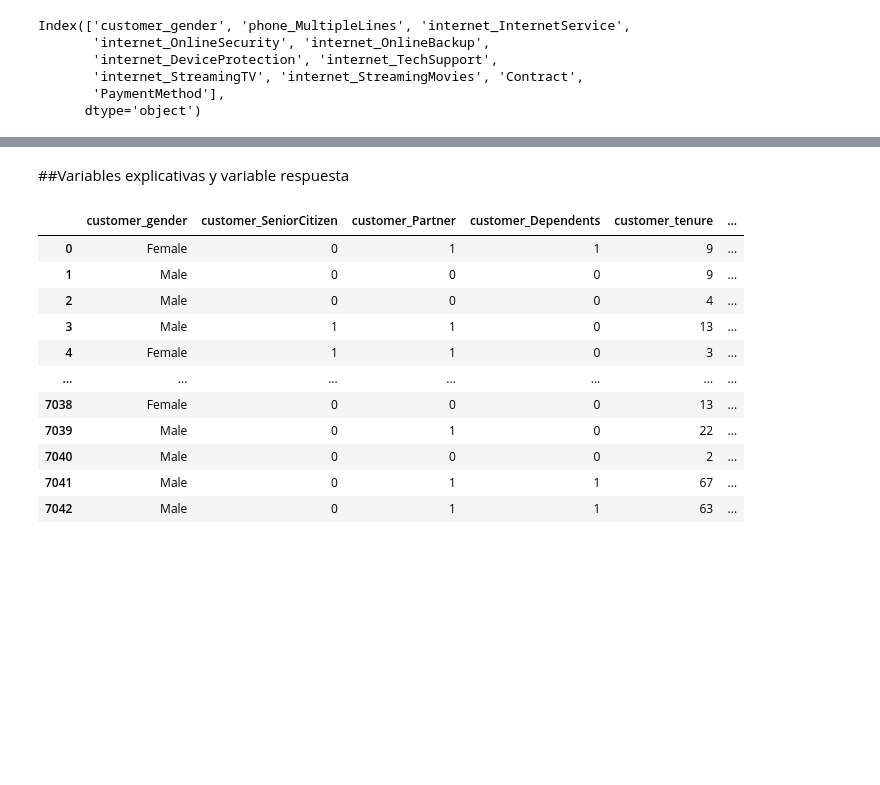
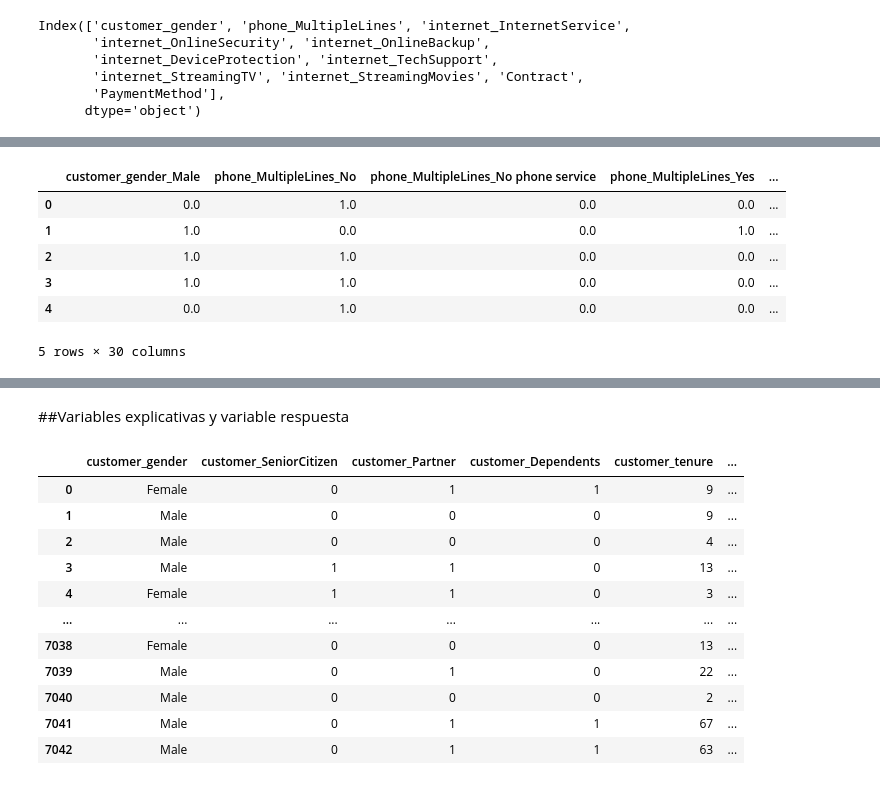
Before and after one commit to Fvargasv/Challenge-Telecom-X-Parte-2, a Jupyter notebook: Telecom_X_parte_2.ipynb, the cells around one changed output, grey strips where cells are left out. Saved outputs shown, nothing was run; the diff lists cells and outputs as text; code cells hidden in the pictures; blank space fills up the shorter version.

```diff
--- a/Telecom_X_parte_2.ipynb
+++ b/Telecom_X_parte_2.ipynb
@@ -92,0 +109,3 @@ datos_clean.head()
+# %%
+columnas = datos_clean.columns
+columnas
@@ -111,4 +140,7 @@ one_hot = make_column_transformer((OneHotEncoder(drop='if_binary'),
                                   sparse_threshold=0,
                                   force_int_remainder_cols=False)
 # %%
-datos= one_hot.fit_transform(datos)
+datos= one_hot.fit_transform(datos_clean)
+# %%
+datos=pd.DataFrame(datos, columns=one_hot.get_feature_names_out(columnas))
+datos.head()
@@ -114,0 +207,40 @@ datos= one_hot.fit_transform(datos)
+# %%
+datos.columns = ['customer_gender_Male',
+ 'phone_MultipleLines_No',
+ 'phone_MultipleLines_No phone service',
+ 'phone_MultipleLines_Yes',
+ 'internet_InternetService_DSL',
+ 'internet_InternetService_Fiber optic',
+ 'internet_InternetService_No',
+ 'internet_OnlineSecurity_Yes',
+ 'internet_OnlineBackup_Yes',
+ 'internet_DeviceProtection_Yes',
+ 'internet_TechSupport_Yes',
+ 'internet_StreamingTV_Yes',
+ 'internet_StreamingMovies_Yes',
+ 'Contract_Month-to-month',
+ 'Contract_One year',
+ 'Contract_Two year',
+ 'PaymentMethod_Bank transfer (automatic)',
+ 'PaymentMethod_Credit card (automatic)',
+ 'PaymentMethod_Electronic check',
+ 'PaymentMethod_Mailed check',
+ 'Churn',
+ 'customer_SeniorCitizen',
+ 'customer_Partner',
+ 'customer_Dependents',
+ 'customer_tenure',
+ 'phone_PhoneService',
+ 'PaperlessBilling',
+ 'Charges_Monthly',
+ 'Charges_Total',
+ 'Charges_Dayly']
+datos.head()
+# %% [output]
+|  | customer_gender_Male | phone_MultipleLines_No | phone_MultipleLines_No phone service | phone_MultipleLines_Yes | ... |
+| 0 | 0.0 | 1.0 | 0.0 | 0.0 | ... |
+| 1 | 1.0 | 0.0 | 0.0 | 1.0 | ... |
+| 2 | 1.0 | 1.0 | 0.0 | 0.0 | ... |
+| 3 | 1.0 | 1.0 | 0.0 | 0.0 | ... |
+| 4 | 0.0 | 1.0 | 0.0 | 0.0 | ... |
+5 rows × 30 columns
```
Also changed, not shown: parts of 39 cells of this notebook.
